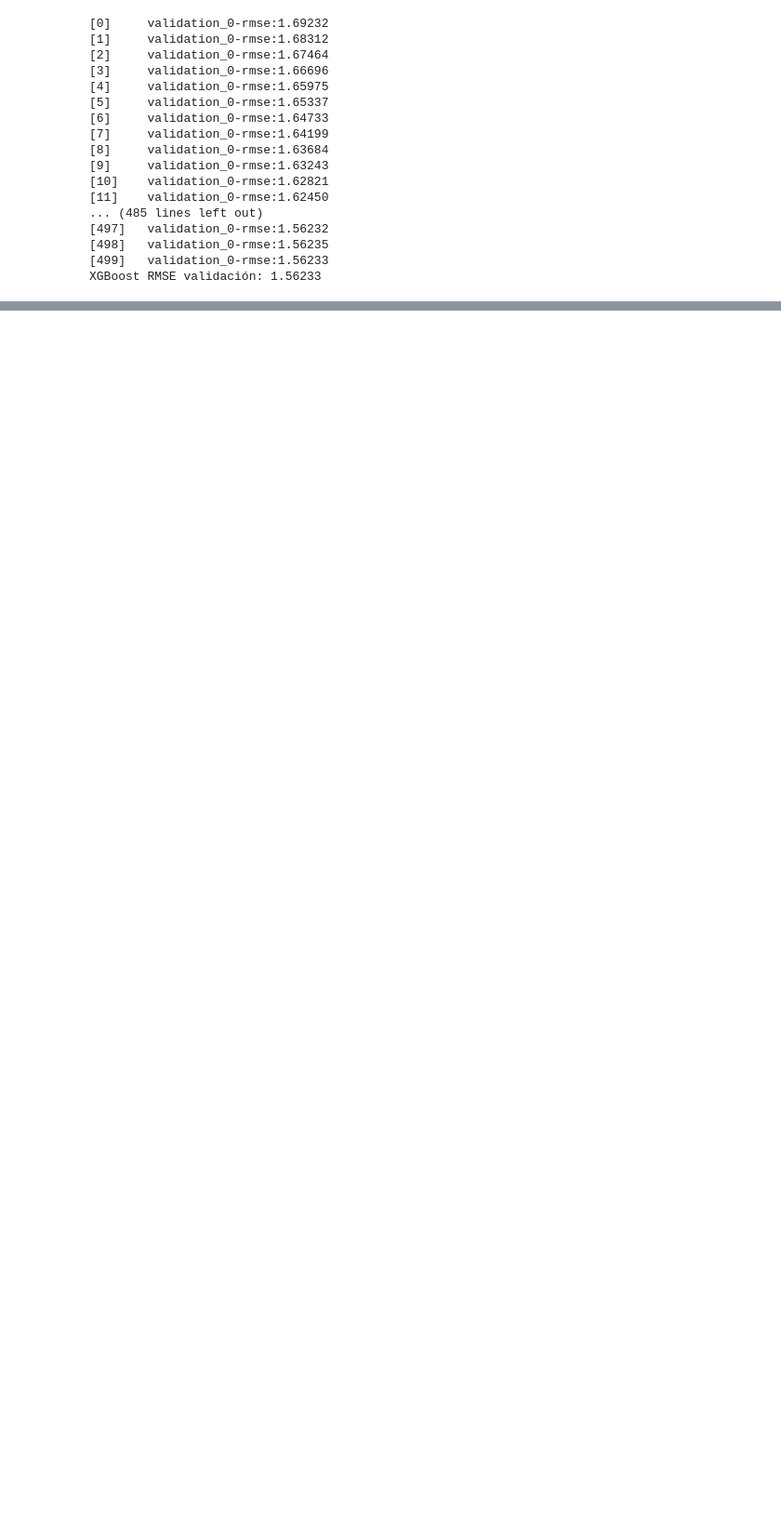
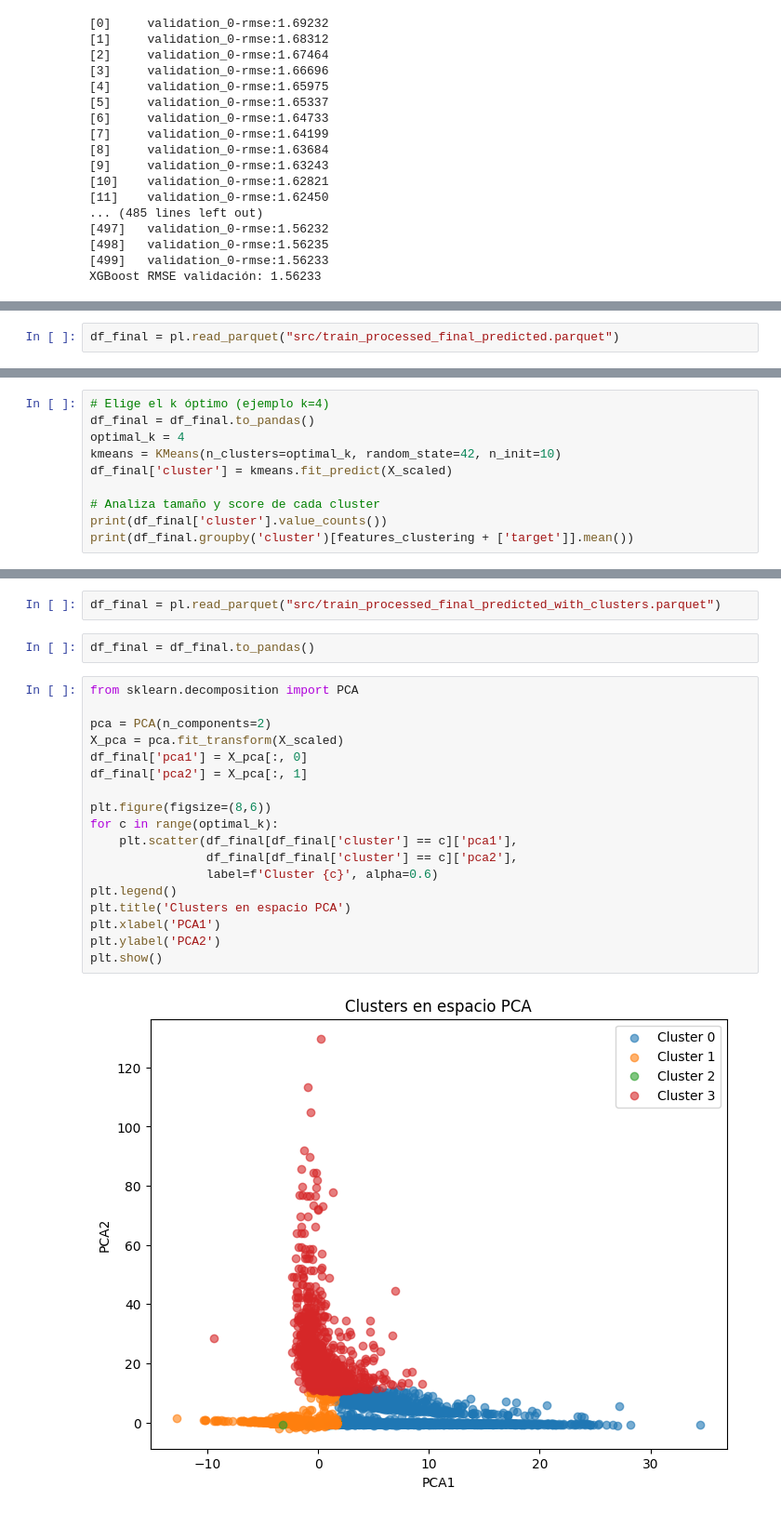
Before and after one commit to paulsantillan787/elo-data-mining, a Jupyter notebook: prep_v4.ipynb, the cells around one changed output, grey strips where cells are left out. Shown at 93% size. Cells and saved outputs as stored; diff of their text form; blank space fills up the shorter version.

```diff
--- a/prep_v4.ipynb
+++ b/prep_v4.ipynb
@@ -2291,0 +2977,2 @@ XGBoost RMSE validación: 1.56233
+# %%
+df_final = pl.read_parquet("src/train_processed_final_predicted.parquet")
@@ -2291,0 +3045,10 @@ XGBoost RMSE validación: 1.56233
+# %%
+# Elige el k óptimo (ejemplo k=4)
+df_final = df_final.to_pandas()
+optimal_k = 4
+kmeans = KMeans(n_clusters=optimal_k, random_state=42, n_init=10)
+df_final['cluster'] = kmeans.fit_predict(X_scaled)
+
+# Analiza tamaño y score de cada cluster
+print(df_final['cluster'].value_counts())
+print(df_final.groupby('cluster')[features_clustering + ['target']].mean())
@@ -2291,0 +3083,24 @@ XGBoost RMSE validación: 1.56233
+# %%
+df_final = pl.read_parquet("src/train_processed_final_predicted_with_clusters.parquet")
+# %%
+df_final = df_final.to_pandas()
+# %%
+from sklearn.decomposition import PCA
+
+pca = PCA(n_components=2)
+X_pca = pca.fit_transform(X_scaled)
+df_final['pca1'] = X_pca[:, 0]
+df_final['pca2'] = X_pca[:, 1]
+
+plt.figure(figsize=(8,6))
+for c in range(optimal_k):
+    plt.scatter(df_final[df_final['cluster'] == c]['pca1'],
+                df_final[df_final['cluster'] == c]['pca2'],
+                label=f'Cluster {c}', alpha=0.6)
+plt.legend()
+plt.title('Clusters en espacio PCA')
+plt.xlabel('PCA1')
+plt.ylabel('PCA2')
+plt.show()
+# %% [output]
+[figure, added]
```
Also changed, not shown: parts of 71 cells of this notebook.
